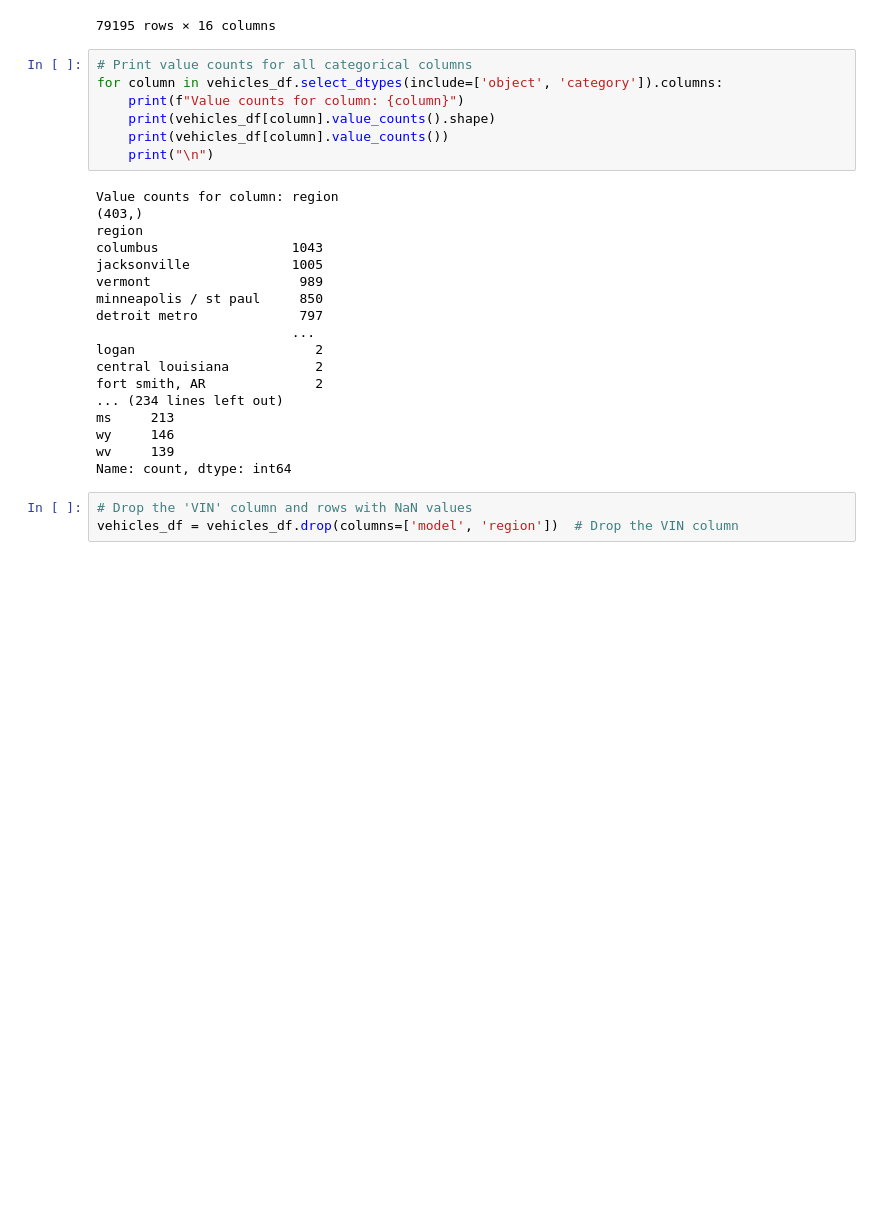
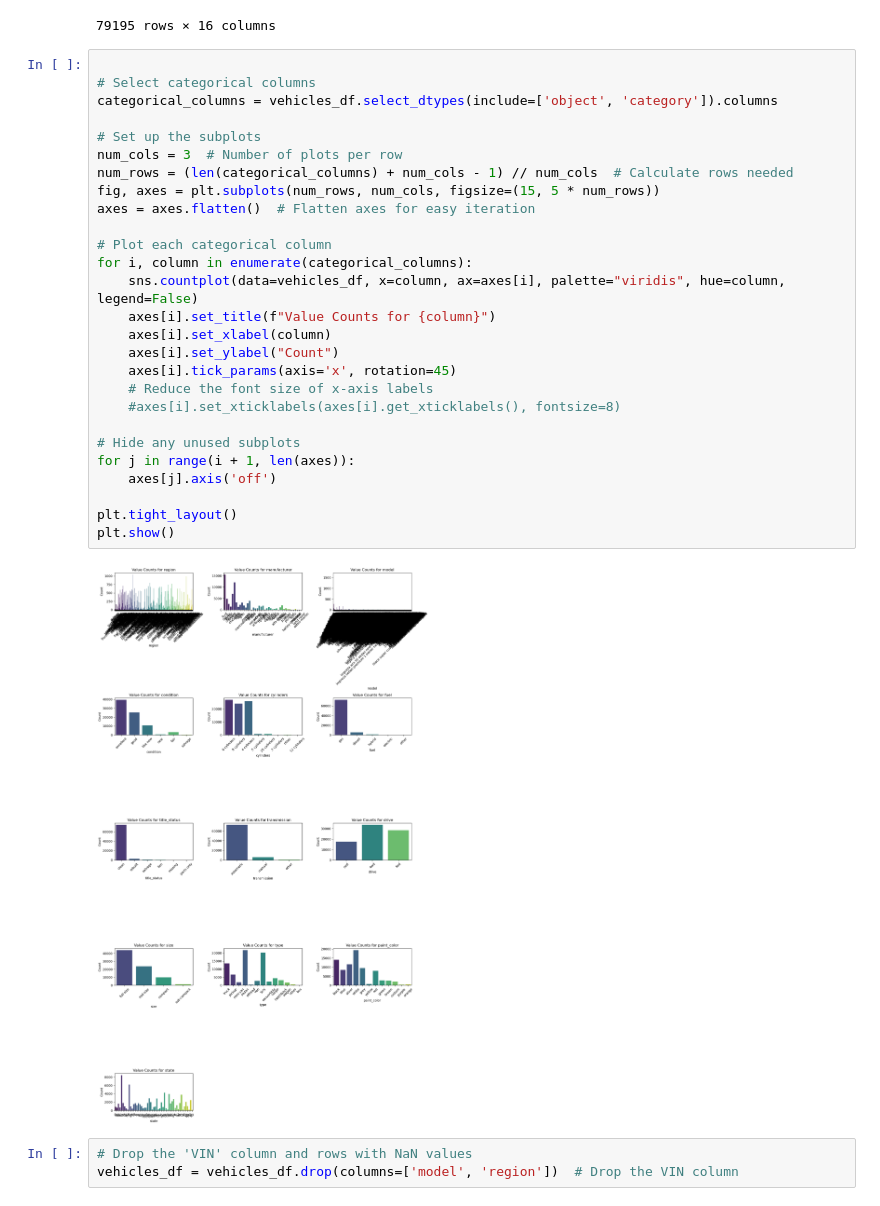
Before and after one commit to Jack-S2005/11.1-Car-Price, a Jupyter notebook: prompt_II.ipynb, the cells around one changed output. Saved outputs shown, nothing was run; the diff lists cells and outputs as text; blank space fills up the shorter version.

```diff
--- a/prompt_II.ipynb
+++ b/prompt_II.ipynb
@@ -107,31 +108,35 @@ DataFrame shape: (79195, 16)
 | 426833 | wyoming | 6800 | 1997.0 | jaguar | xk8 convertible | good | 8 cylinders | gas | 69550.0 | ... |
 | 426836 | wyoming | 0 | 2018.0 | ram | 2500 | excellent | 6 cylinders | diesel | 20492.0 | ... |
 79195 rows × 16 columns
-# %%
-# Print value counts for all categorical columns
-for column in vehicles_df.select_dtypes(include=['object', 'category']).columns:
-    print(f"Value counts for column: {column}")
-    print(vehicles_df[column].value_counts().shape)
-    print(vehicles_df[column].value_counts())
-    print("\n")
-# %% [output]
-Value counts for column: region
-(403,)
-region
-columbus                 1043
-jacksonville             1005
-vermont                   989
-minneapolis / st paul     850
-detroit metro             797
-                         ...
-logan                       2
-central louisiana           2
-fort smith, AR              2
-... (234 lines left out)
-ms     213
-wy     146
-wv     139
-Name: count, dtype: int64
+# %%
+
+# Select categorical columns
+categorical_columns = vehicles_df.select_dtypes(include=['object', 'category']).columns
+
+# Set up the subplots
+num_cols = 3  # Number of plots per row
+num_rows = (len(categorical_columns) + num_cols - 1) // num_cols  # Calculate rows needed
+fig, axes = plt.subplots(num_rows, num_cols, figsize=(15, 5 * num_rows))
+axes = axes.flatten()  # Flatten axes for easy iteration
+
+# Plot each categorical column
+for i, column in enumerate(categorical_columns):
+    sns.countplot(data=vehicles_df, x=column, ax=axes[i], palette="viridis", hue=column, legend=False)
+    axes[i].set_title(f"Value Counts for {column}")
+    axes[i].set_xlabel(column)
+    axes[i].set_ylabel("Count")
+    axes[i].tick_params(axis='x', rotation=45)
+    # Reduce the font size of x-axis labels
+    #axes[i].set_xticklabels(axes[i].get_xticklabels(), fontsize=8)
+
+# Hide any unused subplots
+for j in range(i + 1, len(axes)):
+    axes[j].axis('off')
+
+plt.tight_layout()
+plt.show()
+# %% [output]
+[figure, added]
 # %%
 # Drop the 'VIN' column and rows with NaN values
 vehicles_df = vehicles_df.drop(columns=['model', 'region'])  # Drop the VIN column
```
Also changed, not shown: parts of 6 cells of this notebook.
